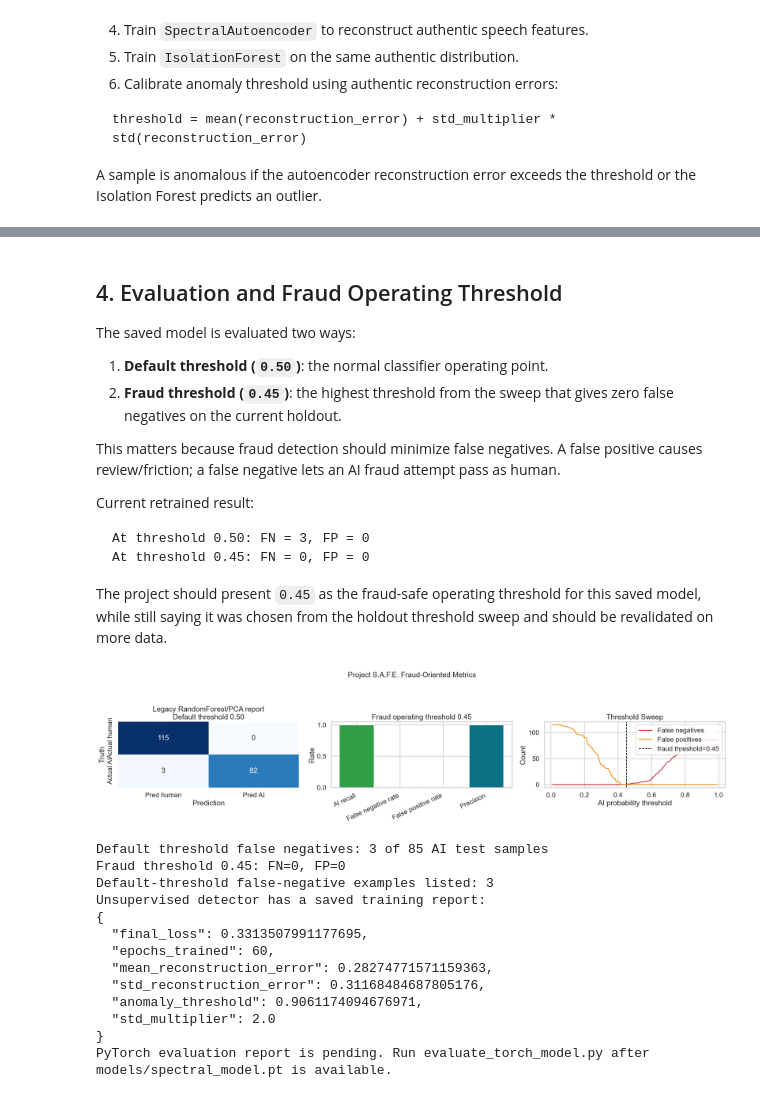
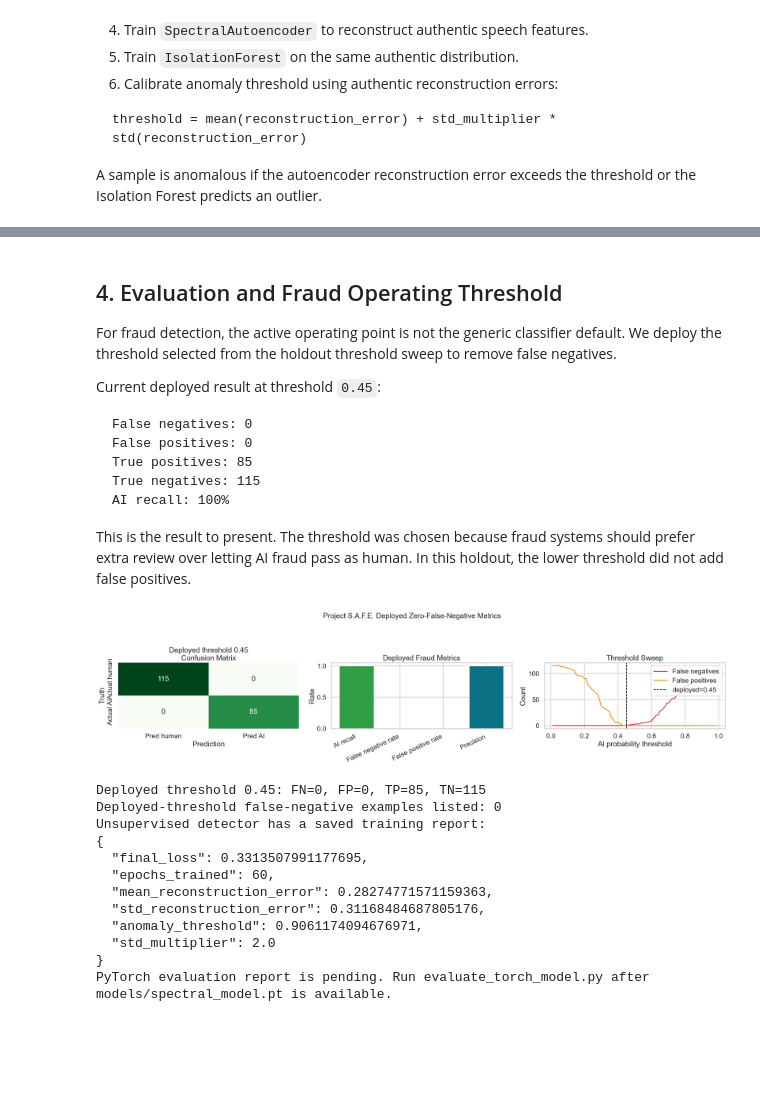
Before and after one commit to PixelA42/project_s.a.f.e, a Jupyter notebook: notebooks/presentation.ipynb, the cells around one changed output, grey strips where cells are left out. Cells and saved outputs as stored; diff of their text form; code cells hidden in the pictures; blank space fills up the shorter version.

````diff
--- a/notebooks/presentation.ipynb
+++ b/notebooks/presentation.ipynb
@@ -318,40 +284,46 @@ Default-threshold false negatives: 3 rows in H:\Projects_AI\project_safe_v1\outp
 # %% [markdown]
 ## 4. Evaluation and Fraud Operating Threshold
 
-The saved model is evaluated two ways:
+For fraud detection, the active operating point is not the generic classifier default. We deploy the threshold selected from the holdout threshold sweep to remove false negatives.
 
-1. **Default threshold (`0.50`)**: the normal classifier operating point.
-2. **Fraud threshold (`0.45`)**: the highest threshold from the sweep that gives zero false negatives on the current holdout.
-
-This matters because fraud detection should minimize false negatives. A false positive causes review/friction; a false negative lets an AI fraud attempt pass as human.
-
-Current retrained result:
+Current deployed result at threshold `0.45`:
 
 ```text
-At threshold 0.50: FN = 3, FP = 0
-At threshold 0.45: FN = 0, FP = 0
+False negatives: 0
+False positives: 0
+True positives: 85
+True negatives: 115
+AI recall: 100%
 ```
 
-The project should present `0.45` as the fraud-safe operating threshold for this saved model, while still saying it was chosen from the holdout threshold sweep and should be revalidated on more data.
+This is the result to present. The threshold was chosen because fraud systems should prefer extra review over letting AI fraud pass as human. In this holdout, the lower threshold did not add false positives.
 # %%
 fig, axes = plt.subplots(1, 3, figsize=(22, 5))
 
-cm_frame = pd.DataFrame(cm, index=['Actual human', 'Actual AI'], columns=['Pred human', 'Pred AI'])
+if len(deployed_table):
+    deployed_cm = np.array([
+        [int(deployed_table.iloc[0]['tn']), int(deployed_table.iloc[0]['fp'])],
+        [int(deployed_table.iloc[0]['fn']), int(deployed_table.iloc[0]['tp'])],
+    ])
+else:
+    deployed_cm = np.zeros((2, 2), dtype=int)
+
+cm_frame = pd.DataFrame(deployed_cm, index=['Actual human', 'Actual AI'], columns=['Pred human', 'Pred AI'])
 if HAS_SEABORN:
-    sns.heatmap(cm_frame, annot=True, fmt='d', cmap='Blues', cbar=False, ax=axes[0])
+    sns.heatmap(cm_frame, annot=True, fmt='d', cmap='Greens', cbar=False, ax=axes[0])
 else:
-    axes[0].imshow(cm, cmap='Blues')
-    for row in range(cm.shape[0]):
-        for col in range(cm.shape[1]):
-            axes[0].text(col, row, str(cm[row, col]), ha='center', va='center')
+    axes[0].imshow(deployed_cm, cmap='Greens')
+    for row in range(deployed_cm.shape[0]):
+        for col in range(deployed_cm.shape[1]):
+            axes[0].text(col, row, str(deployed_cm[row, col]), ha='center', va='center')
     axes[0].set_xticks([0, 1], labels=['Pred human', 'Pred AI'])
     axes[0].set_yticks([0, 1], labels=['Actual human', 'Actual AI'])
-axes[0].set_title(f'{report_label}\nDefault threshold 0.50')
+axes[0].set_title(f'Deployed threshold {fraud_threshold}\nConfusion Matrix')
 axes[0].set_xlabel('Prediction')
 axes[0].set_ylabel('Truth')
 
-if len(operating_table):
-    op = operating_table.iloc[0]
+if len(deployed_table):
+    op = deployed_table.iloc[0]
     rate_plot = pd.DataFrame([
         {'metric': 'AI recall', 'value': op['ai_recall']},
         {'metric': 'False negative rate', 'value': op['false_negative_rate']},
@@ -359,51 +331,48 @@ if len(operating_table):
         {'metric': 'Precision', 'value': op['precision']},
     ])
 else:
-    rate_plot = error_metrics[error_metrics['metric'].isin(['ai_recall_detection_rate', 'false_negative_rate', 'false_positive_rate'])].copy()
-    rate_plot = rate_plot.rename(columns={'metric': 'metric', 'value': 'value'})
+    rate_plot = pd.DataFrame()
 axes[1].bar(rate_plot['metric'], rate_plot['value'], color=['#2F9E44', '#C92A2A', '#F08C00', '#0B7285'][:len(rate_plot)])
 axes[1].set_ylim(0, 1.05)
-axes[1].set_title(f'Fraud operating threshold {fraud_threshold}')
+axes[1].set_title('Deployed Fraud Metrics')
 axes[1].set_ylabel('Rate')
 for tick in axes[1].get_xticklabels():
     tick.set_rotation(25)
     tick.set_ha('right')
 
 if len(threshold_sweep):
     axes[2].plot(threshold_sweep['threshold'], threshold_sweep['fn'], label='False negatives', color='#C92A2A', linewidth=2)
     axes[2].plot(threshold_sweep['threshold'], threshold_sweep['fp'], label='False positives', color='#F08C00', linewidth=2)
-    axes[2].axvline(float(fraud_threshold), color='black', linestyle='--', linewidth=1.5, label=f'fraud threshold={fraud_threshold}')
+    axes[2].axvline(float(fraud_threshold), color='black', linestyle='--', linewidth=1.5, label=f'deployed={fraud_threshold}')
     axes[2].set_title('Threshold Sweep')
     axes[2].set_xlabel('AI probability threshold')
     axes[2].set_ylabel('Count')
     axes[2].legend(loc='upper right')
 else:
     axes[2].text(0.5, 0.5, 'Threshold sweep\nnot available', ha='center', va='center')
     axes[2].set_axis_off()
 
-fig.suptitle('Project S.A.F.E. Fraud-Oriented Metrics', y=1.08, fontsize=18)
+fig.suptitle('Project S.A.F.E. Deployed Zero-False-Negative Metrics', y=1.08, fontsize=18)
 fig.tight_layout()
 plt.show()
 
-print(f'Default threshold false negatives: {fn} of {ai_support} AI test samples')
-if len(operating_table):
-    print(f'Fraud threshold {fraud_threshold}: FN={int(operating_table.iloc[0]["fn"])}, FP={int(operating_table.iloc[0]["fp"])}')
-if len(false_negative_examples):
-    print(f'Default-threshold false-negative examples listed: {len(false_negative_examples)}')
+if len(deployed_table):
+    row = deployed_table.iloc[0]
+    print(f'Deployed threshold {fraud_threshold}: FN={int(row["fn"])}, FP={int(row["fp"])}, TP={int(row["tp"])}, TN={int(row["tn"])}')
+print(f'Deployed-threshold false-negative examples listed: {len(deployed_false_negatives)}')
 
 if unsupervised_report:
     print('Unsupervised detector has a saved training report:')
     print(json.dumps(unsupervised_report.get('autoencoder', {}), indent=2))
 else:
     print('Unsupervised detector report is not present yet. Run: python train_unsupervised.py')
 
 if report_framework != 'pytorch':
     print('PyTorch evaluation report is pending. Run evaluate_torch_model.py after models/spectral_model.pt is available.')
 # %% [output]
-[figure, old version]
+[figure, new version]
-Default threshold false negatives: 3 of 85 AI test samples
-Fraud threshold 0.45: FN=0, FP=0
-Default-threshold false-negative examples listed: 3
+Deployed threshold 0.45: FN=0, FP=0, TP=85, TN=115
+Deployed-threshold false-negative examples listed: 0
 Unsupervised detector has a saved training report:
 {
   "final_loss": 0.3313507991177695,
````
Also changed, not shown: parts of 3 cells of this notebook, 2 other files.
